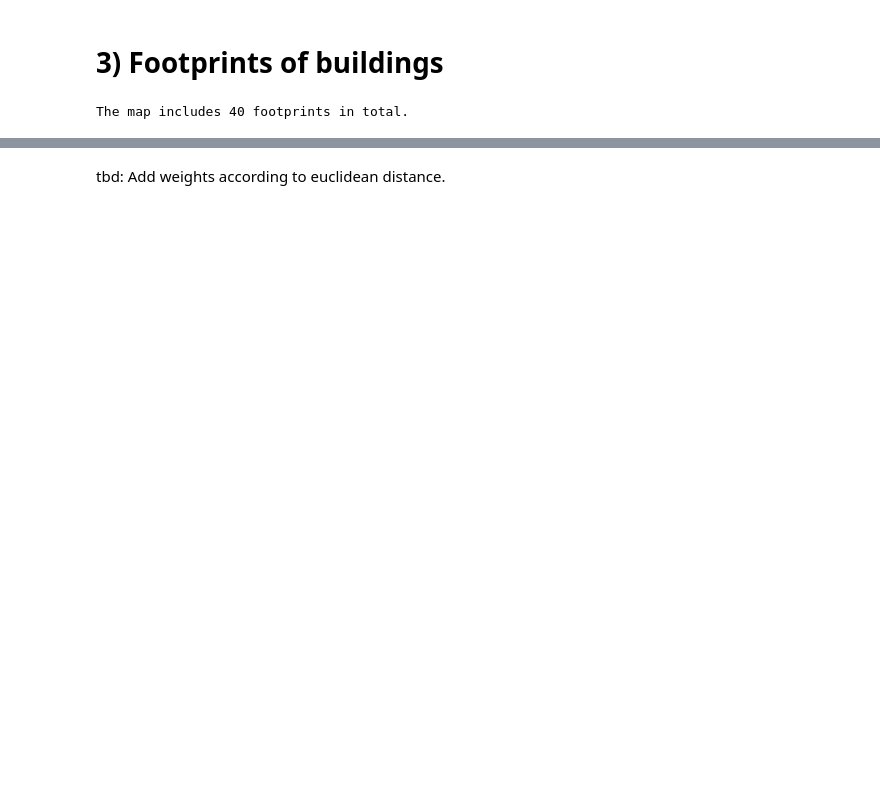
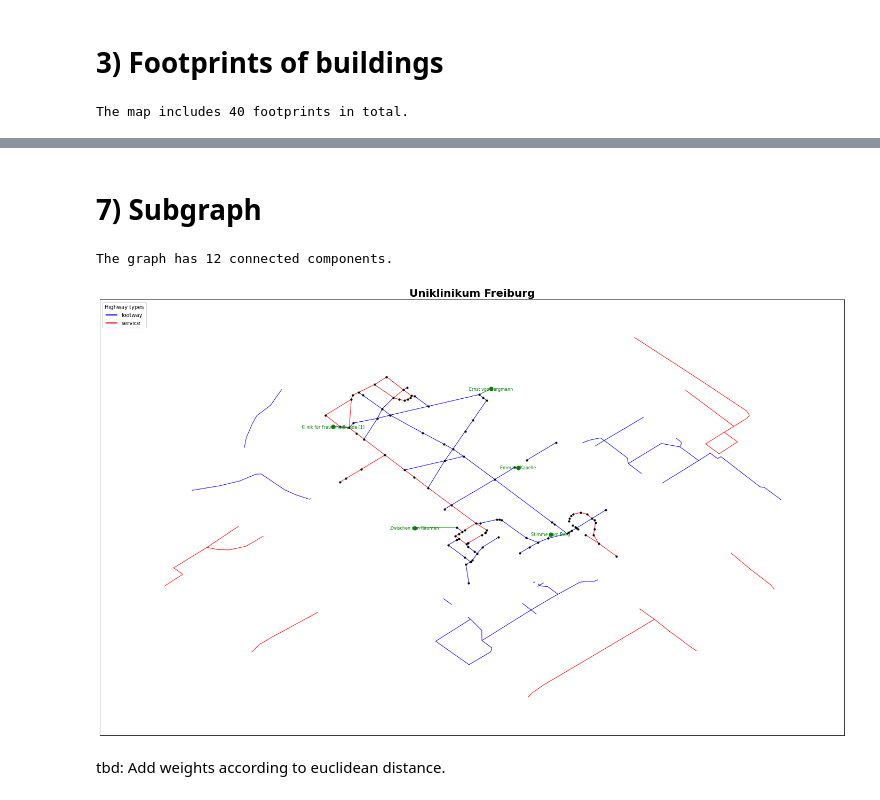
Before and after one commit to Dacian22/Medicar, a Jupyter notebook: Playground_Arved/UH_Freiburg_network.ipynb, the cells around one changed output, grey strips where cells are left out. Cells and saved outputs as stored; diff of their text form; code cells hidden in the pictures; blank space fills up the shorter version.

Commit message:
subgraph

```diff
--- a/Playground_Arved/UH_Freiburg_network.ipynb
+++ b/Playground_Arved/UH_Freiburg_network.ipynb
@@ -97,8 +110,10 @@ The map includes 40 footprints in total.
 # %%
 # define necesssary parameters for the graph
 params = {
-    'named_nodes': named_nodes.values(),#['Neurozentrum', 'Café am Eck', 'Bistro am Lorenzring'], # default: named_nodes.values()
-    'highways': ['pedestrian', 'steps', 'construction', 'footway', 'path', 'service'], # default: highways
+    'named_nodes': ['Zwischen den Räumen', 'Stimme vom Berg',
+                    'Emmaus Kapelle', 'Klinik für Frauenheilkunde [1]',
+                    'Ernst von Bergmann'], # default: named_nodes.values()
+    'highways': ['footway', 'service'], # default: highways
     'footprints': False # default: True
 }
 # %%
@@ -188,2 +221,52 @@ plt.show()
+# %% [markdown]
+# 7) Subgraph
+# %%
+# split graph into connected components
+connected_components = list(nx.connected_components(G))
+# print the number of connected components
+print('The graph has {} connected components.'.format(len(connected_components)))
+# %% [output]
+The graph has 12 connected components.
+# %%
+# create a subgraph of the largest connected component
+G_largest = G.subgraph(connected_components[0])
+# %%
+# define colors for the different highway types
+colors = ['blue', 'red', 'yellow', 'orange', 'green', 'purple', 'pink', 'brown']
+
+# plot the graph where all nodes are placed at their geographical position
+pos = {key: (float(value[0]), float(value[1])) for key, value in nds.items()}
+plt.figure(figsize=(25, 15))
+
+# plot subgraph of the largest connected component
+# plot only nodes that have a name
+nx.draw_networkx_nodes(G_largest, pos, nodelist=[node for node in G_largest.nodes if nds[node][2] is not None and node in named_nodes],
+                       node_color='green', node_size=50)
+# label them
+nx.draw_networkx_labels(G_largest, pos, labels={node: nds[node][2] for node in G_largest.nodes if nds[node][2] is not None and node in named_nodes},
+                        font_size=8, font_color='green')
+# add all other nodes
+nx.draw_networkx_nodes(G_largest, pos, nodelist=[node for node in G_largest.nodes if nds[node][2] is None],
+                       node_color='black', node_size=10)
+# add edges from the footprints graph
+nx.draw_networkx_edges(G_largest, pos, edgelist=G_footprints.edges, edge_color='black', width=0.5)
+# add edges from the highways graph if they include nodes
+if params['highways'] is not None:
+    for i, highway_type in enumerate(params['highways']):
+        nx.draw_networkx_edges(G_largest, pos, edgelist=[edge for edge in G_highways.edges if edge_labels_highways[edge] == highway_type],
+                            edge_color=colors[i], width=1)
+# add edges from named nodes to the closest node on a way
+nx.draw_networkx_edges(G_largest, pos, edgelist=[(node, closest_node[node]) for node in closest_node],
+                       edge_color='green', width=1)
+
+# plot the graph
+plt.title('Uniklinikum Freiburg', fontsize=20, fontweight='bold')
+# legend that described colors and highway types
+if params['highways'] is not None:
+    plt.legend([plt.Line2D([0], [0], color=colors[i], lw=2) for i in range(len(params['highways']))],
+            params['highways'], fontsize=10, title='Highway types', loc='upper left')
+plt.show()
+# %% [output]
+[figure, added]
 # %% [markdown]
 tbd: Add weights according to euclidean distance.
```
Also changed, not shown: parts of 14 cells of this notebook, 1 other file.
